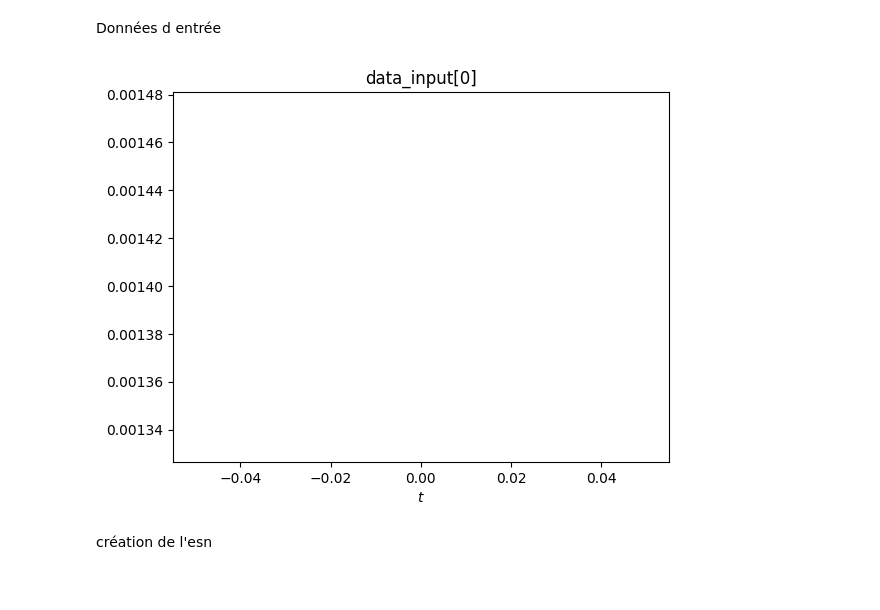
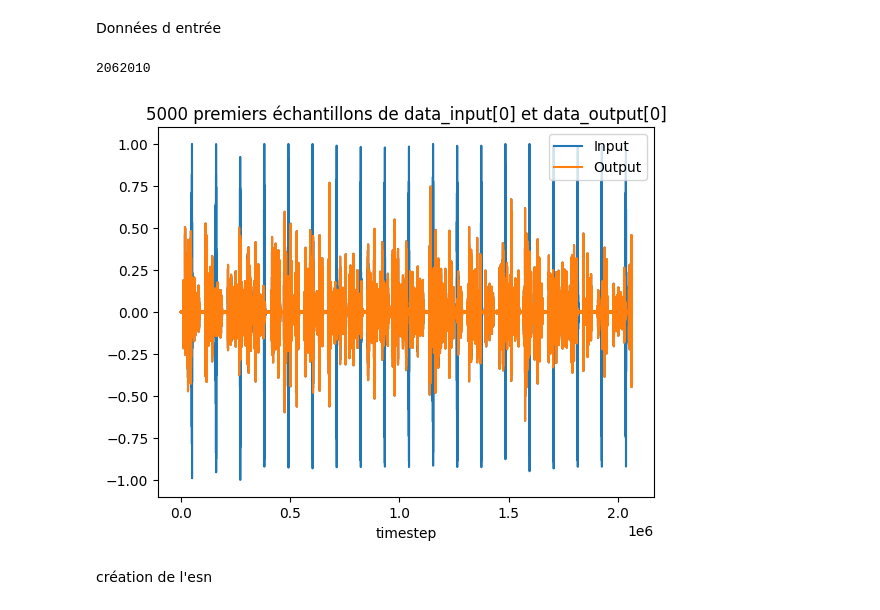
Before and after one commit to Wanchai290/vocalo-noise, a Jupyter notebook: main.ipynb, the cells around one changed output. Cells and saved outputs as stored; diff of their text form; code cells hidden in the pictures.

```diff
--- a/main.ipynb
+++ b/main.ipynb
@@ -88,18 +88,25 @@ rpy.set_seed(SEED)  # make everything reproducible!
 Données d entrée
 # %%
 
-X_train = data_input[0][:5000].reshape(-1, 1)
-Y_train = data_output[0][:5000].reshape(-1, 1)
+len_data_train = len(data_input[0])//2
+print(len_data_train)
+
+X_train = data_input[0][:len_data_train].reshape(-1, 1)
+Y_train = data_output[0][:len_data_train].reshape(-1, 1)
+
+X_test = data_input[0][len_data_train:].reshape(-1, 1)
+Y_test = data_output[0][len_data_train:].reshape(-1, 1)
 
 plt.figure()
 plt.plot(X_train, label="Input")
 plt.plot(Y_train, label="Output")
 plt.xlabel("timestep")
 plt.title("5000 premiers échantillons de data_input[0] et data_output[0]")
 plt.legend()
 plt.show()
 # %% [output]
+2062010
-[figure, old version]
+[figure, new version]
 # %% [markdown]
 création de l'esn
 # %%
```
Also changed, not shown: parts of 6 cells of this notebook.
